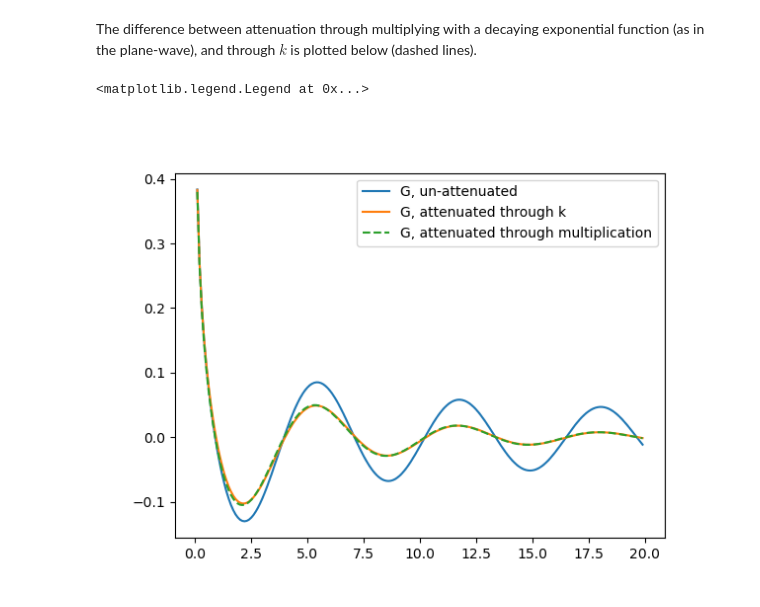
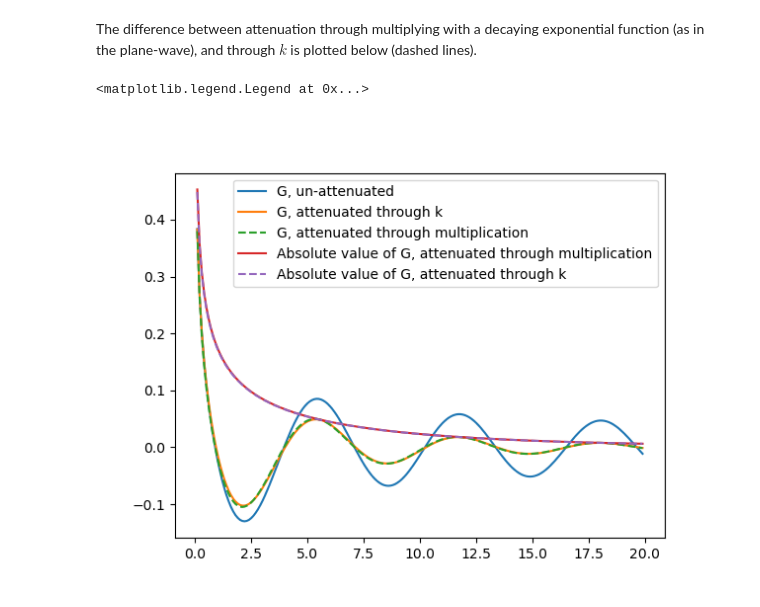
Before and after one commit to gauteh/concepts, a Jupyter notebook: Waves-Complex-wavenumber-attenuation.ipynb, the cells around one changed output. Cells and saved outputs as stored; diff of their text form; code cells hidden in the pictures.

Commit message:
plot error

```diff
--- a/Waves-Complex-wavenumber-attenuation.ipynb
+++ b/Waves-Complex-wavenumber-attenuation.ipynb
@@ -107,15 +108,19 @@ plt.legend()
 # %% [markdown]
 The difference between attenuation through multiplying with a decaying exponential function (as in the plane-wave), and through $k$ is plotted below (dashed lines).
 # %%
+H = scipy.signal.hilbert(fh.real[1:]*a[1:])
 
 plt.figure()
 plt.plot(x, fh.real, label='G, un-attenuated')
 #plt.plot(x, fha.real)
 plt.plot(x, fh_a.real, label='G, attenuated through k')
 #plt.plot(x, fha_a.real, '--')
 
 plt.plot(x, fh.real*a, '--', label='G, attenuated through multiplication')
+
+plt.plot(x, np.abs(fh*a), label='Absolute value of G, attenuated through multiplication')
+plt.plot(x, np.abs(fh_a), '--', label='Absolute value of G, attenuated through k')
 plt.legend()
 # %% [output]
 <matplotlib.legend.Legend at 0x...>
-[figure, old version]
+[figure, new version]
```
Also changed, not shown: parts of 2 cells of this notebook.
